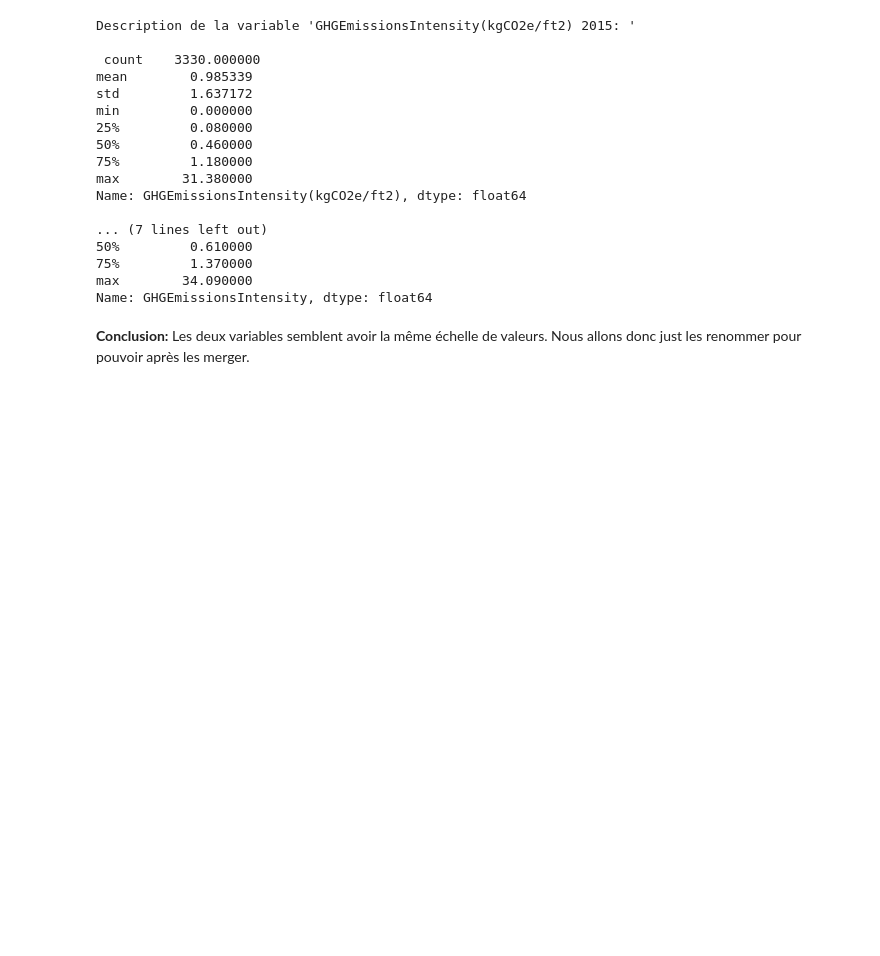
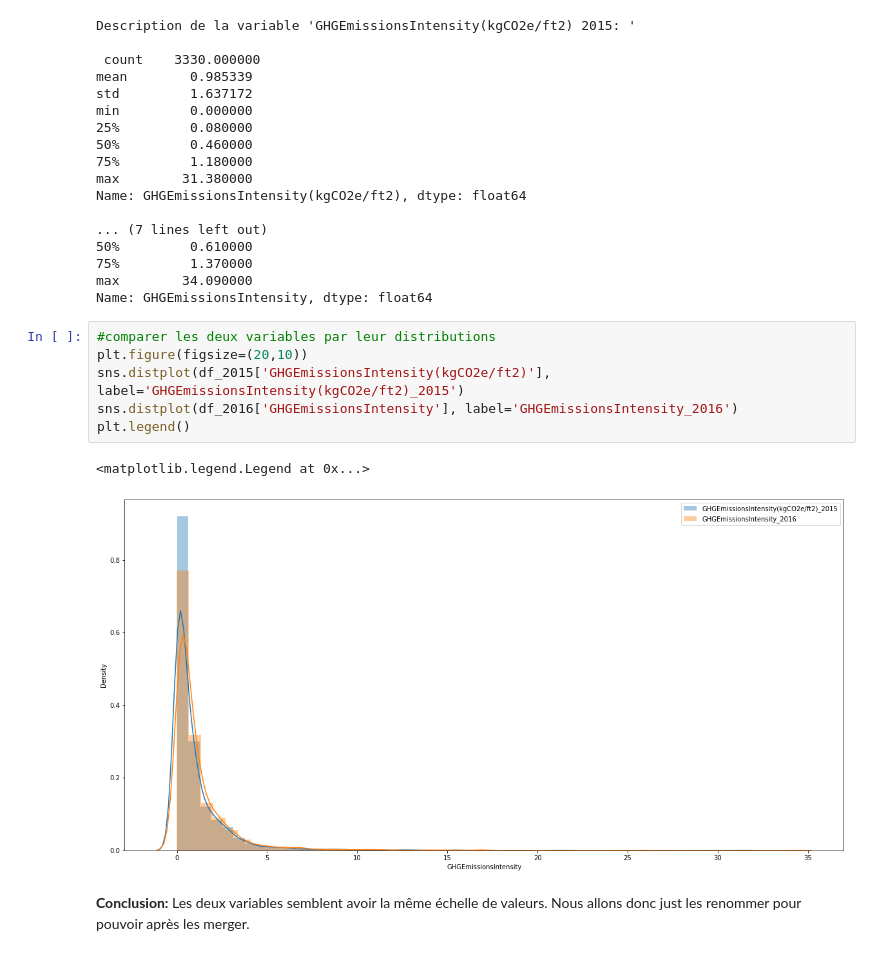
Before and after one commit to Soumaya-kh/seattle-city, a Jupyter notebook: Pélec_01_notebook.ipynb, the cells around one changed output. Drawn from its saved outputs; the diff is of its cells as text; blank space fills up the shorter version.

```diff
--- a/Pélec_01_notebook.ipynb
+++ b/Pélec_01_notebook.ipynb
@@ -225,6 +236,15 @@ Name: GHGEmissionsIntensity(kgCO2e/ft2), dtype: float64
 75%         1.370000
 max        34.090000
 Name: GHGEmissionsIntensity, dtype: float64
+# %%
+#comparer les deux variables par leur distributions
+plt.figure(figsize=(20,10))
+sns.distplot(df_2015['GHGEmissionsIntensity(kgCO2e/ft2)'], label='GHGEmissionsIntensity(kgCO2e/ft2)_2015')
+sns.distplot(df_2016['GHGEmissionsIntensity'], label='GHGEmissionsIntensity_2016')
+plt.legend()
+# %% [output]
+<matplotlib.legend.Legend at 0x...>
+[figure, added]
 # %% [markdown]
 **Conclusion:** Les deux variables semblent avoir la même échelle de valeurs. Nous allons donc just les renommer pour pouvoir après les merger.
 # %%
```
Also changed, not shown: parts of 30 cells of this notebook.
